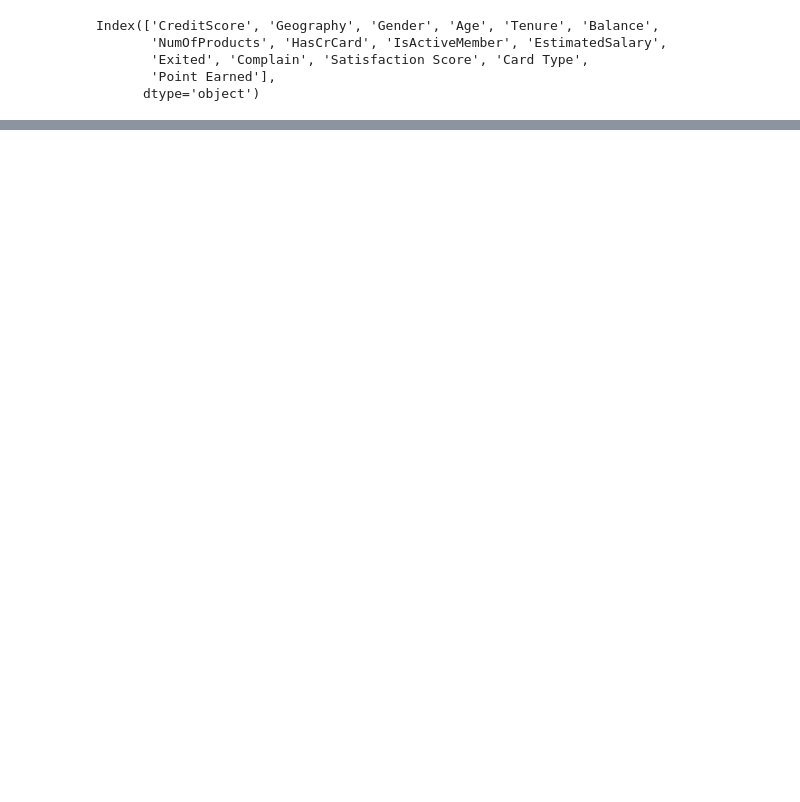
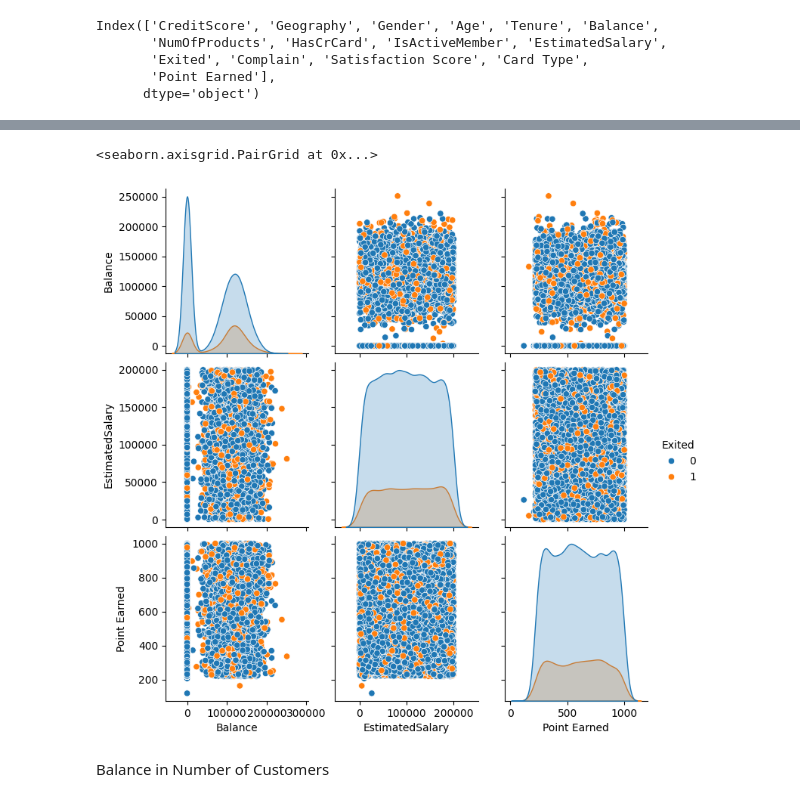
Before and after one commit to Henamen21/Bank_Customer_Churn_Prediction---ML, a Jupyter notebook: predictor.ipynb, the cells around one changed output, grey strips where cells are left out. Cells and saved outputs as stored; diff of their text form; code cells hidden in the pictures; blank space fills up the shorter version.

```diff
--- a/predictor.ipynb
+++ b/predictor.ipynb
@@ -316,0 +343,3 @@ tenure.head()
+# %%
+some_data = data[["Balance" , "EstimatedSalary" , "Point Earned" , "Exited"]]
+some_data.head()
@@ -316,0 +353,7 @@ tenure.head()
+# %%
+sns.pairplot(some_data , hue="Exited")
+# %% [output]
+<seaborn.axisgrid.PairGrid at 0x...>
+[figure, added]
+# %% [markdown]
+Balance in Number of Customers
```
Also changed, not shown: parts of 16 cells of this notebook.
